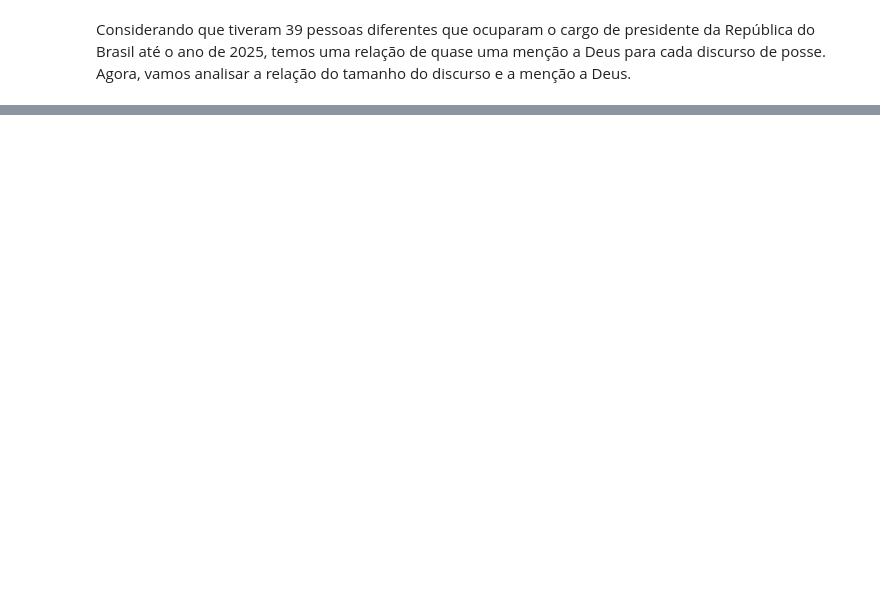
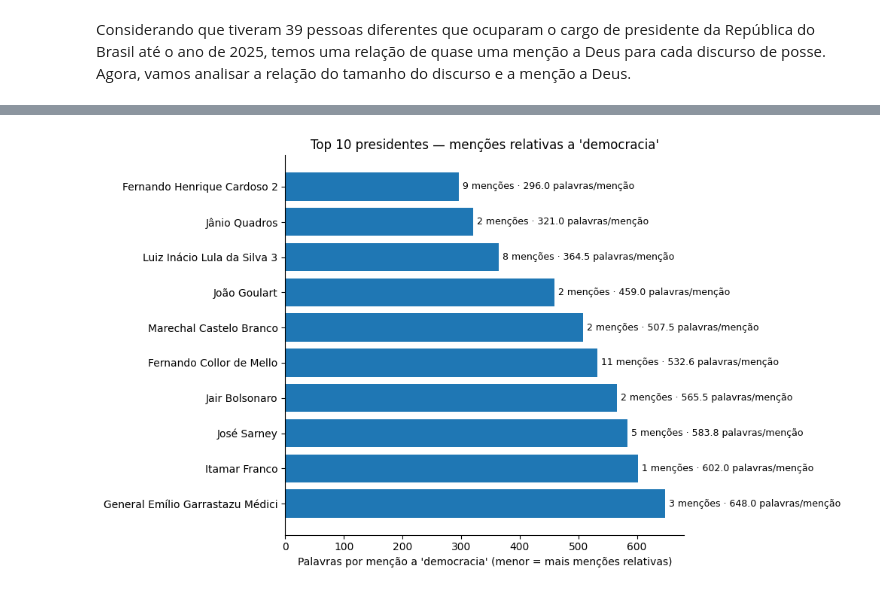
Before and after one commit to PhysicTeacherCode/Brazil-President-s-Speeches-Analysis, a Jupyter notebook: notebooks/01-exploratory.ipynb, the cells around one changed output, grey strips where cells are left out. Saved outputs shown, nothing was run; the diff lists cells and outputs as text; code cells hidden in the pictures; blank space fills up the shorter version.

```diff
--- a/notebooks/01-exploratory.ipynb
+++ b/notebooks/01-exploratory.ipynb
@@ -329,0 +341,27 @@ plt.show()
+# %%
+query = """
+SELECT presidente, COUNT(*) AS total_democracia
+FROM (
+    SELECT
+        presidente,
+        unnest(string_to_array(lower(regexp_replace(par, '[^a-zA-Záéíóúàèìòùâêîôûãõçü ]', '', 'g')),' ')
+        ) AS palavra
+    FROM speeches
+) AS t
+WHERE palavra = 'democracia'
+GROUP BY presidente
+ORDER BY total_democracia DESC;
+"""
+
+df_democracia = pd.read_sql(query, engine)
+
+df_democracia['total_palavras'] = df_democracia['presidente'].map(df_tamanho.set_index('presidente')['total_palavras'])
+
+# Criar a razão
+df_democracia['palavras_por_democracia'] = df_democracia['total_palavras'] / df_democracia['total_democracia']
+
+df_democracia = df_democracia.sort_values('palavras_por_democracia', ascending=True)
+
+df_democracia[['presidente', 'total_democracia', 'total_palavras', 'palavras_por_democracia']].head(20)
+
+df_democracia.head(20)
@@ -329,0 +386,4 @@ plt.show()
+# %%
+plot_relativo(df_democracia[:10], "democracia")
+# %% [output]
+[figure, added]
```
Also changed, not shown: parts of 11 cells of this notebook.
